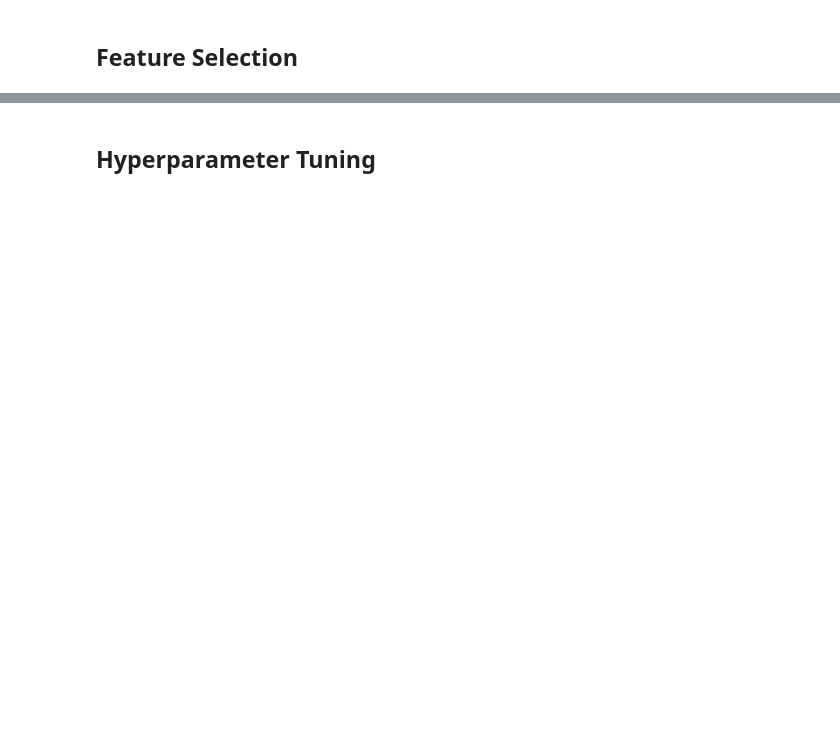
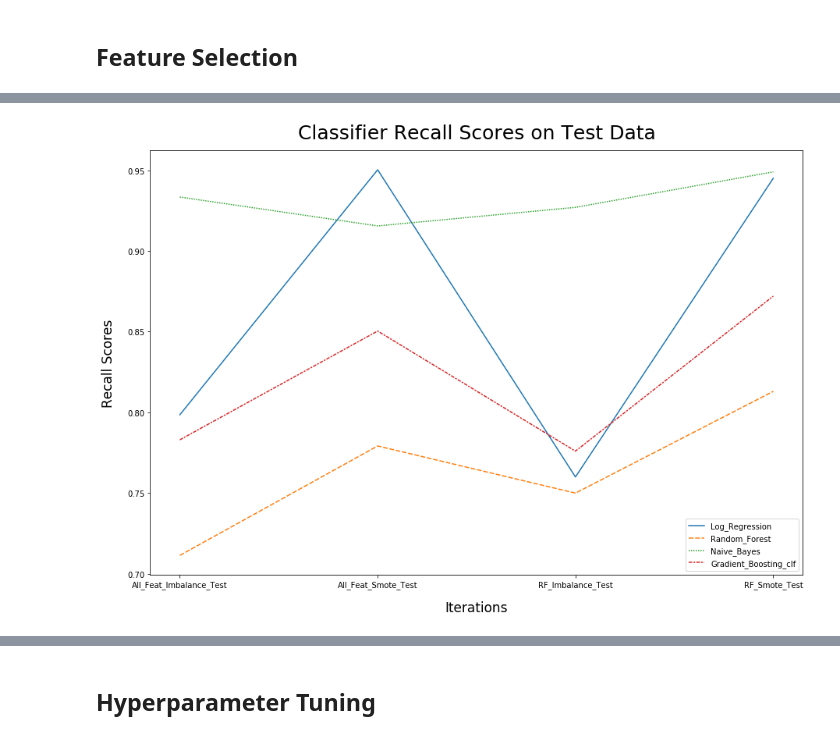
Before and after one commit to Kmysiak/Opioid_Classification, a Jupyter notebook: predicting_opioid_use.ipynb, the cells around one changed output, grey strips where cells are left out. Saved outputs shown, nothing was run; the diff lists cells and outputs as text; code cells hidden in the pictures; blank space fills up the shorter version.

```diff
--- a/predicting_opioid_use.ipynb
+++ b/predicting_opioid_use.ipynb
@@ -539 +927,4 @@ X_test_rf = X_test_clean_df[['NDC Class - Muscle Relaxants', 'CPT Category - Med
+# %%
+X_train_rf = X_train_std_df[feature_imp[:30].index]
+X_test_rf = X_test_std_df[feature_imp[:30].index]
 # %%
@@ -557,3 +940,0 @@ y_train.value_counts()
-# %%
-sm = SMOTE(sampling_strategy='auto', k_neighbors=5, random_state=SEED)
-X_train_rf_smote, y_train_rf_smote = sm.fit_sample(X_train_rf, y_train)
@@ -645,0 +1082,22 @@ plt.show()
+# %%
+classifiers = ['Log_Regression', 'Random_Forest', 'Naive_Bayes', 'Gradient_Boosting_clf']
+idx = ['All_Feat_Imbalance_Train', 'All_Feat_Imbalance_Test','All_Feat_Smote_Train',
+       'All_Feat_Smote_Test','RF_Imbalance_Train', 'RF_Imbalance_Test',
+       'RF_Smote_Train','RF_Smote_Test']
+combined_results = pd.DataFrame([base_model_train,base_model_test,
+                                 model1_train, model1_test, model2_train,
+                                 model2_test, model3_train, model3_test],
+                                 columns=classifiers, index=idx)
+
+test_results = pd.DataFrame([base_model_test, model1_test, model2_test,
+                             model3_test], columns=classifiers, index=idx[1:8:2])
+# %%
+plt.figure(figsize=(15,10))
+sns.lineplot(data=test_results[['Log_Regression', 'Random_Forest',
+                             'Naive_Bayes', 'Gradient_Boosting_clf']])
+plt.xlabel('Iterations', fontsize=17, labelpad=15)
+plt.ylabel('Recall Scores', fontsize=17, labelpad=15)
+plt.title('Classifier Recall Scores on Test Data',fontsize=25, pad=15)
+plt.show()
+# %% [output]
+[figure, added]
```
Also changed, not shown: parts of 91 cells of this notebook.
